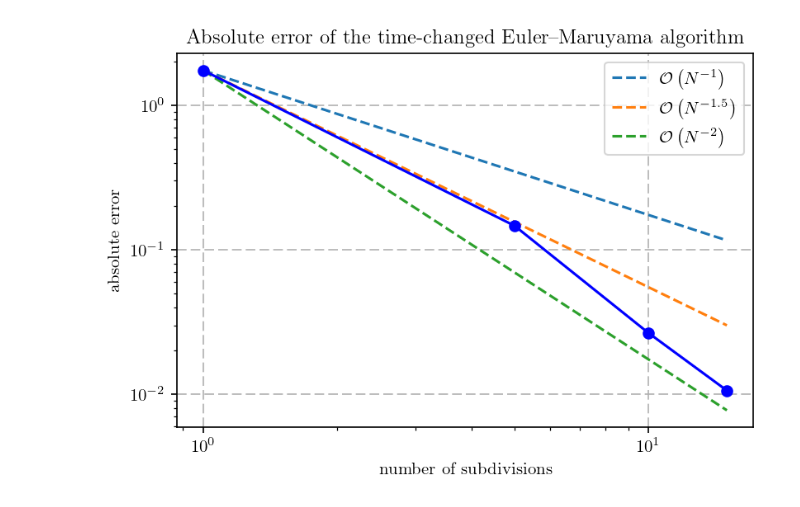
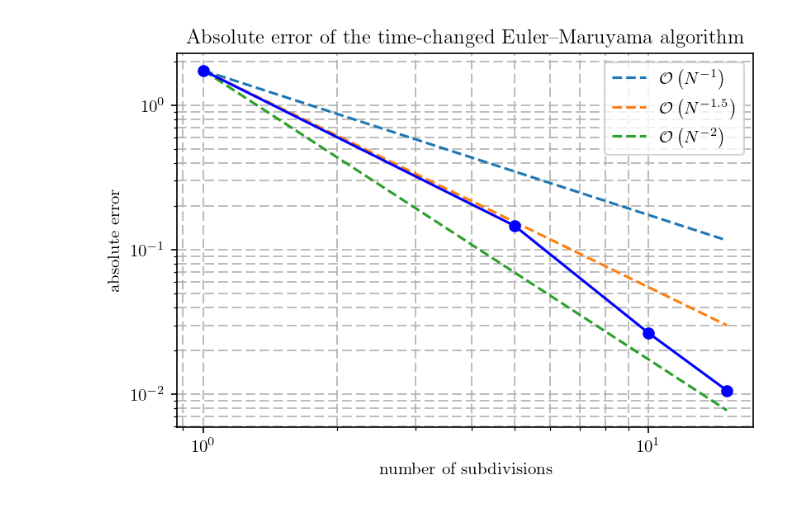
Before and after one commit to RyoAsano/barrier_option_simulation, a Jupyter notebook: time_changed_barrier_option2/log/m002/plot.ipynb, the cells around one changed output. Saved outputs shown, nothing was run; the diff lists cells and outputs as text; code cells hidden in the pictures.

```diff
--- a/time_changed_barrier_option2/log/m002/plot.ipynb
+++ b/time_changed_barrier_option2/log/m002/plot.ipynb
@@ -7,23 +7,23 @@ abs_err=[1.74091,0.146563,0.0265278,0.0106051]
 # %%
 plt.rc('text', usetex=True)
 plt.rc('font', family='serif')
 
 x=np.array([1,5,10,15])
 first_order_line=abs_err[0]/x
 first_and_a_half_order_line=abs_err[0]/(x**1.5)
 second_order_line=abs_err[0]/(x*x)
 
 plt.figure(dpi=150)
 plt.loglog(x,first_order_line,'--', label=r'$\mathcal{O}\left(N^{-1}\right)$')
 plt.loglog(x,first_and_a_half_order_line,'--', label=r'$\mathcal{O}\left(N^{-1.5}\right)$')
 plt.loglog(x,second_order_line,'--', label=r'$\mathcal{O}\left(N^{-2}\right)$')
 plt.loglog(num_of_subdivisions, abs_err, '-bo')
-plt.grid(linestyle='--')
+plt.grid(True, which="both", linestyle='--')
 plt.ylabel(r'absolute error')
 plt.xlabel(r'number of subdivisions')
 plt.legend()
 plt.title(r'Absolute error of the time-changed Euler--Maruyama algorithm')
 plt.savefig('log_log_plot.png')
 plt.show()
 # %% [output]
-[figure, old version]
+[figure, new version]
```
